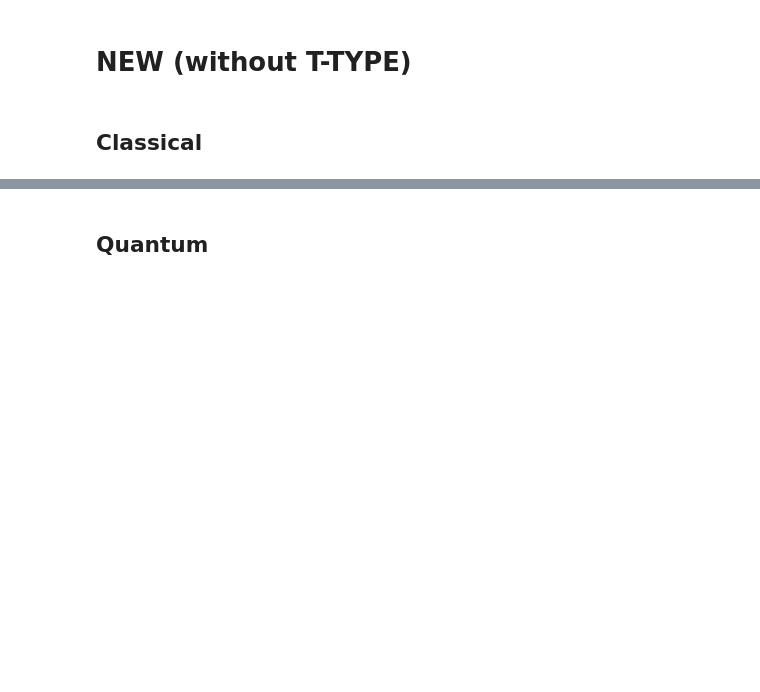
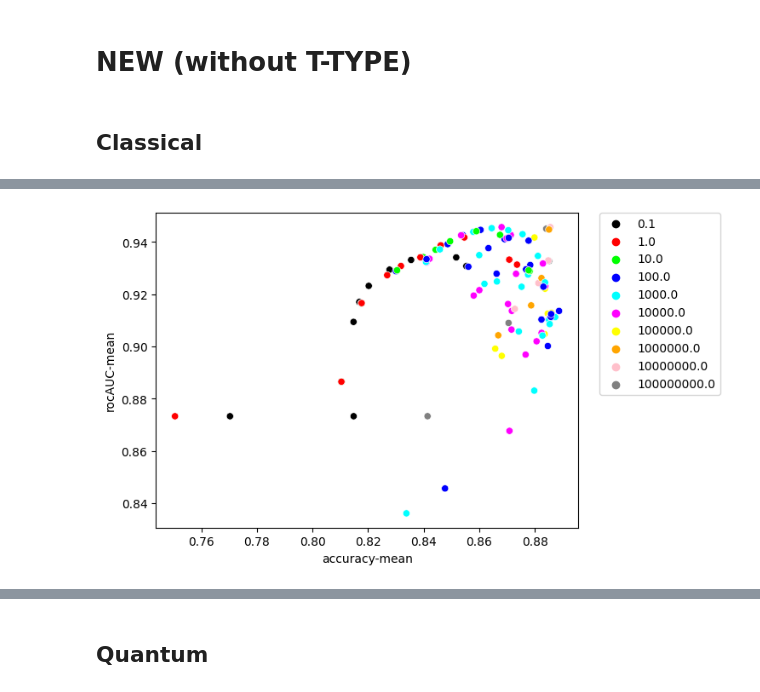
Before and after one commit to mhassans/galaxyMorphology, a Jupyter notebook: PlotHyperParamOpt.ipynb, the cells around one changed output, grey strips where cells are left out. Drawn from its saved outputs; the diff is of its cells as text; code cells hidden in the pictures; blank space fills up the shorter version.

```diff
--- a/PlotHyperParamOpt.ipynb
+++ b/PlotHyperParamOpt.ipynb
@@ -84,0 +74,4 @@ df_highROC.iloc[:,-15:]
+# %%
+scatterplotColored(x="accuracy-mean", y="rocAUC-mean", hue="C_class", data=df, palette=seventeenColors[:10], legendOutsideGraph=True)
+# %% [output]
+[figure, added]
```
Also changed, not shown: parts of 48 cells of this notebook.
